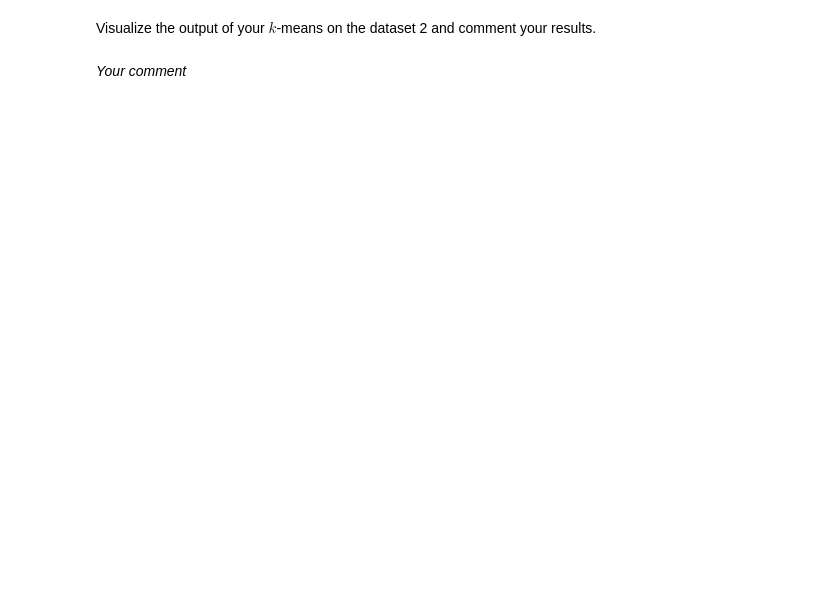
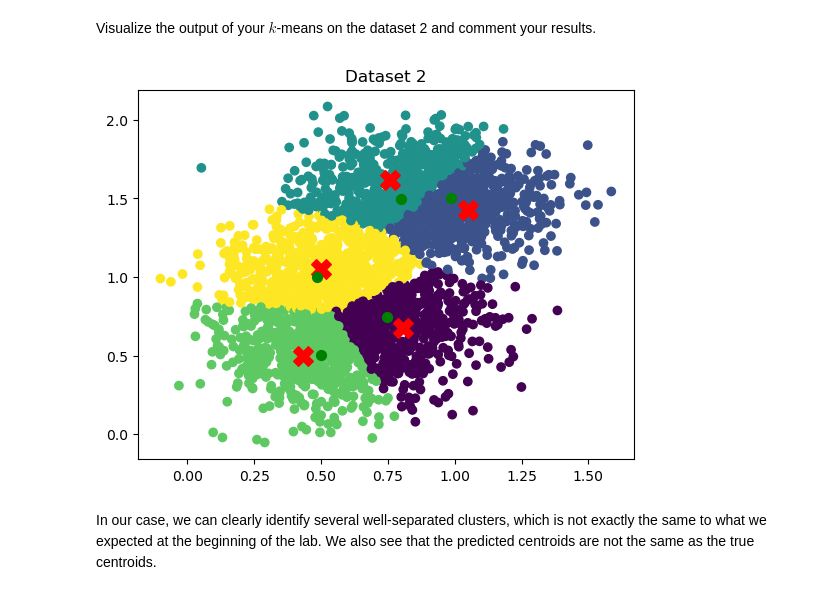
Before and after one commit to bastienvty/mse_machle, a Jupyter notebook: pw08/ex1-3-clustering-stud.ipynb, the cells around one changed output. Saved outputs shown, nothing was run; the diff lists cells and outputs as text; code cells hidden in the pictures; blank space fills up the shorter version.

```diff
--- a/pw08/ex1-3-clustering-stud.ipynb
+++ b/pw08/ex1-3-clustering-stud.ipynb
@@ -78,0 +125,13 @@ Visualize the output of your $k$-means on the dataset 1.
+# %%
+number_of_corrects = 0
+for i in range(len(label1)):
+    if label1[i] == 0:
+        if y_pred_values[i] == 2:
+            number_of_corrects += 1
+    elif label1[i] == 1:
+        if y_pred_values[i] == 0:
+            number_of_corrects += 1
+    else:  # Label is 2
+        if y_pred_values[i] == 1:
+            number_of_corrects += 1
+print("Accuracy:", number_of_corrects/len(label1))
@@ -95,6 +167,27 @@ Visualize your convergence criteria over time using the dataset 2.
 # %% [markdown]
 Visualize the output of your $k$-means on the dataset 2 and comment your results.
 # %%
-# Your code here
+dataset_2_size = data2.shape[0]
+num_centroids = 5  # Adjust the number of centroids to match the number of labels
+
+true_centroids_data2 = np.empty((num_centroids, 2))
+
+for label_index in range(num_centroids):
+    centroid_coordinates = np.mean(data2[:dataset_2_size, :][label2 == label_index], axis=0)
+    true_centroids_data2[label_index] = centroid_coordinates
+
+
+tab_data2 = true_centroids_data2.reshape(num_centroids, 2)
+
+plt.scatter(data2[:, 0], data2[:, 1], c=y_pred_values_data2)
+plt.scatter(centre_data2[:, 0], centre_data2[:, 1], marker='X', s=200, c='red', label='Predicted Centroids')
+
+for i in range(num_centroids):
+    plt.scatter(tab_data2[i, 0], tab_data2[i, 1], marker='.', s=200, c='green', label='True Centroid ' + str(i+1))
+
+plt.title("Dataset 2")
+plt.show()
+# %% [output]
+[figure, added]
 # %% [markdown]
-_Your comment_
+In our case, we can clearly identify several well-separated clusters, which is not exactly the same to what we expected at the beginning of the lab. We also see that the predicted centroids are not the same as the true centroids.
```
Also changed, not shown: parts of 20 cells of this notebook.
